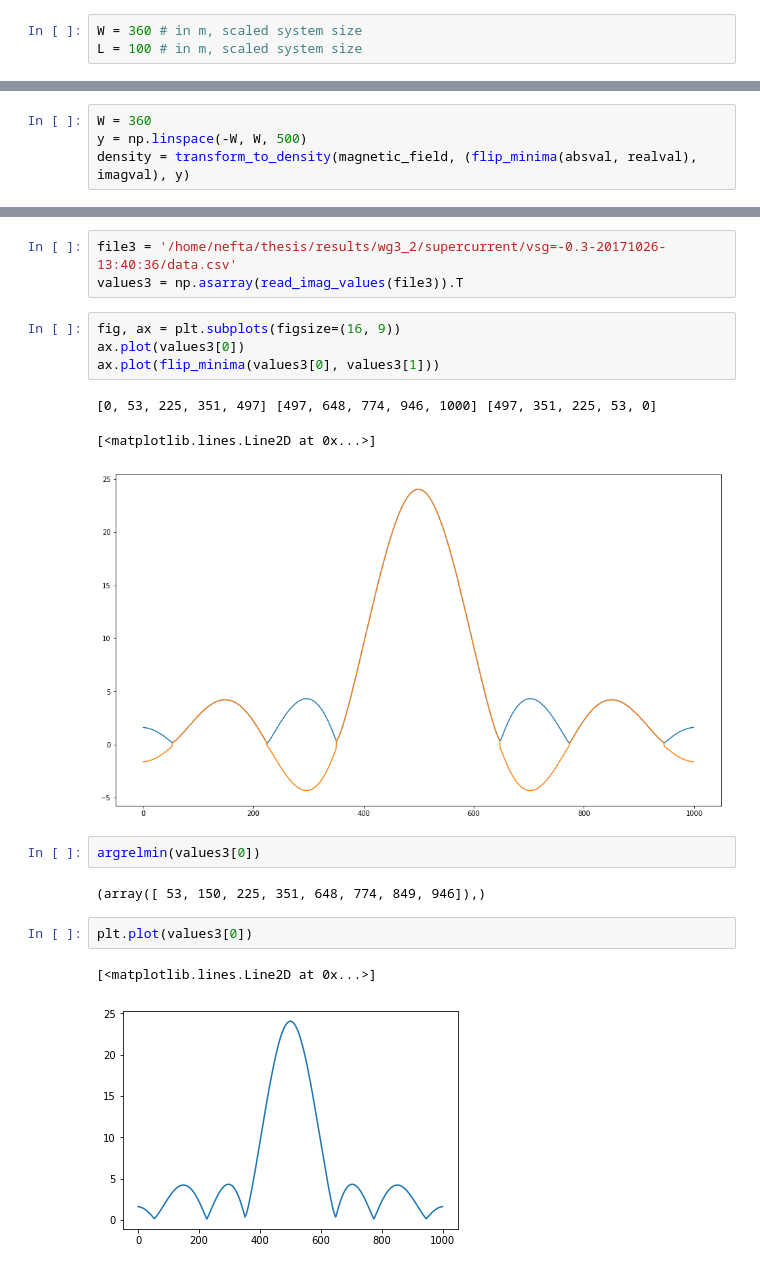
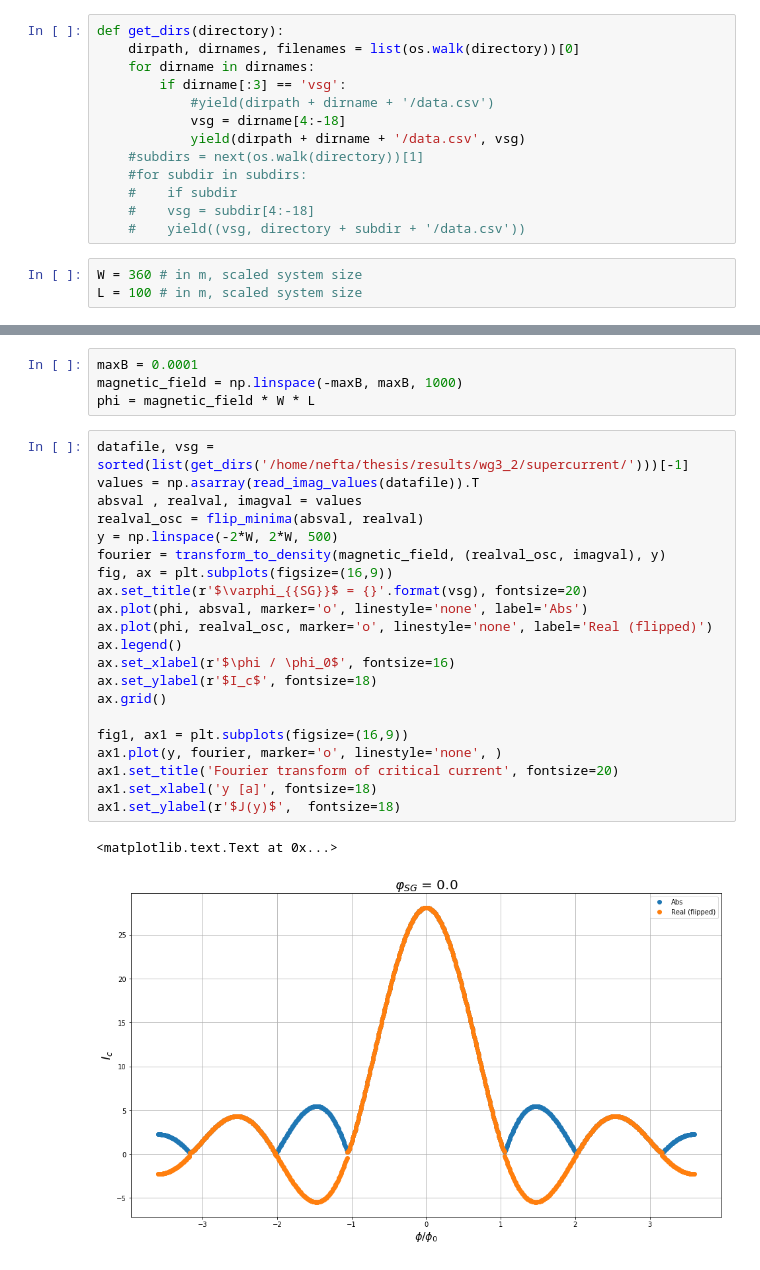
Before and after one commit to NeroCorleone/thesis, a Jupyter notebook: code/fourier-plots.ipynb, the cells around one changed output, grey strips where cells are left out. Saved outputs shown, nothing was run; the diff lists cells and outputs as text.

```diff
--- a/code/fourier-plots.ipynb
+++ b/code/fourier-plots.ipynb
@@ -57,3 +69,16 @@ magnetic_field = np.linspace(-maxB, maxB, 1000)
+# %%
+def get_dirs(directory):
+    dirpath, dirnames, filenames = list(os.walk(directory))[0]
+    for dirname in dirnames:
+        if dirname[:3] == 'vsg':
+            #yield(dirpath + dirname + '/data.csv')
+            vsg = dirname[4:-18]
+            yield(dirpath + dirname + '/data.csv', vsg)
+    #subdirs = next(os.walk(directory))[1]
+    #for subdir in subdirs:
+    #    if subdir
+    #    vsg = subdir[4:-18]
+    #    yield((vsg, directory + subdir + '/data.csv'))
 # %%
 W = 360 # in m, scaled system size
 L = 100 # in m, scaled system size
@@ -106,4 +84,0 @@ plt.plot(flip_minima(absval, realval))
-# %%
-W = 360
-y = np.linspace(-W, W, 500)
-density = transform_to_density(magnetic_field, (flip_minima(absval, realval), imagval), y)
@@ -143,20 +85,28 @@ plt.plot(flip_minima(abs_values=values2[0], real_values=values2[1]))
-# %%
-file3 = '/home/nefta/thesis/results/wg3_2/supercurrent/vsg=-0.3-20171026-13:40:36/data.csv'
-values3 = np.asarray(read_imag_values(file3)).T
-# %%
-fig, ax = plt.subplots(figsize=(16, 9))
-ax.plot(values3[0])
-ax.plot(flip_minima(values3[0], values3[1]))
-# %% [output]
-[0, 53, 225, 351, 497] [497, 648, 774, 946, 1000] [497, 351, 225, 53, 0]
-[<matplotlib.lines.Line2D at 0x...>]
-[figure, removed]
-# %%
-argrelmin(values3[0])
-# %% [output]
-(array([ 53, 150, 225, 351, 648, 774, 849, 946]),)
-# %%
-plt.plot(values3[0])
-# %% [output]
-[<matplotlib.lines.Line2D at 0x...>]
-[figure, removed]
+# %%
+maxB = 0.0001
+magnetic_field = np.linspace(-maxB, maxB, 1000)
+phi = magnetic_field * W * L
+# %%
+datafile, vsg = sorted(list(get_dirs('/home/nefta/thesis/results/wg3_2/supercurrent/')))[-1]
+values = np.asarray(read_imag_values(datafile)).T
+absval , realval, imagval = values
+realval_osc = flip_minima(absval, realval)
+y = np.linspace(-2*W, 2*W, 500)
+fourier = transform_to_density(magnetic_field, (realval_osc, imagval), y)
+fig, ax = plt.subplots(figsize=(16,9))
+ax.set_title(r'$\varphi_{{SG}}$ = {}'.format(vsg), fontsize=20)
+ax.plot(phi, absval, marker='o', linestyle='none', label='Abs')
+ax.plot(phi, realval_osc, marker='o', linestyle='none', label='Real (flipped)')
+ax.legend()
+ax.set_xlabel(r'$\phi / \phi_0$', fontsize=16)
+ax.set_ylabel(r'$I_c$', fontsize=18)
+ax.grid()
+
+fig1, ax1 = plt.subplots(figsize=(16,9))
+ax1.plot(y, fourier, marker='o', linestyle='none', )
+ax1.set_title('Fourier transform of critical current', fontsize=20)
+ax1.set_xlabel('y [a]', fontsize=18)
+ax1.set_ylabel(r'$J(y)$',  fontsize=18)
+# %% [output]
+<matplotlib.text.Text at 0x...>
+[figure, added]
```
Also changed, not shown: parts of 21 cells of this notebook, 22 other files.
